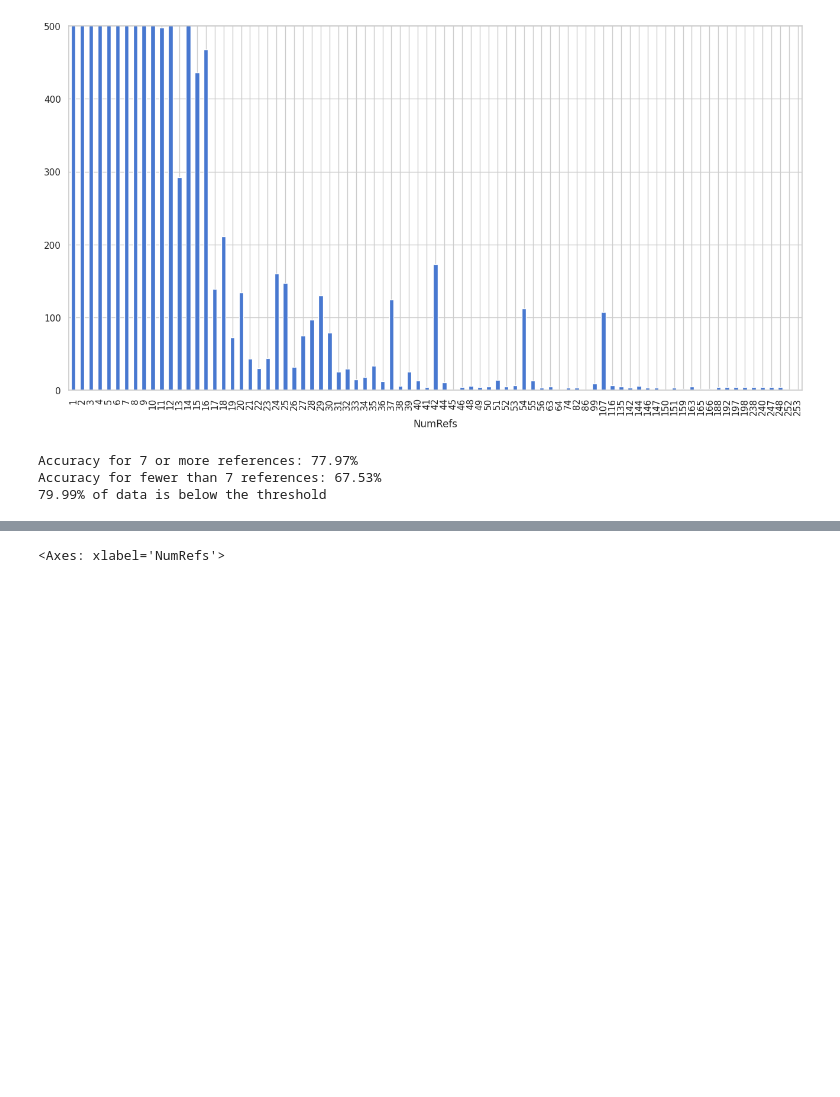
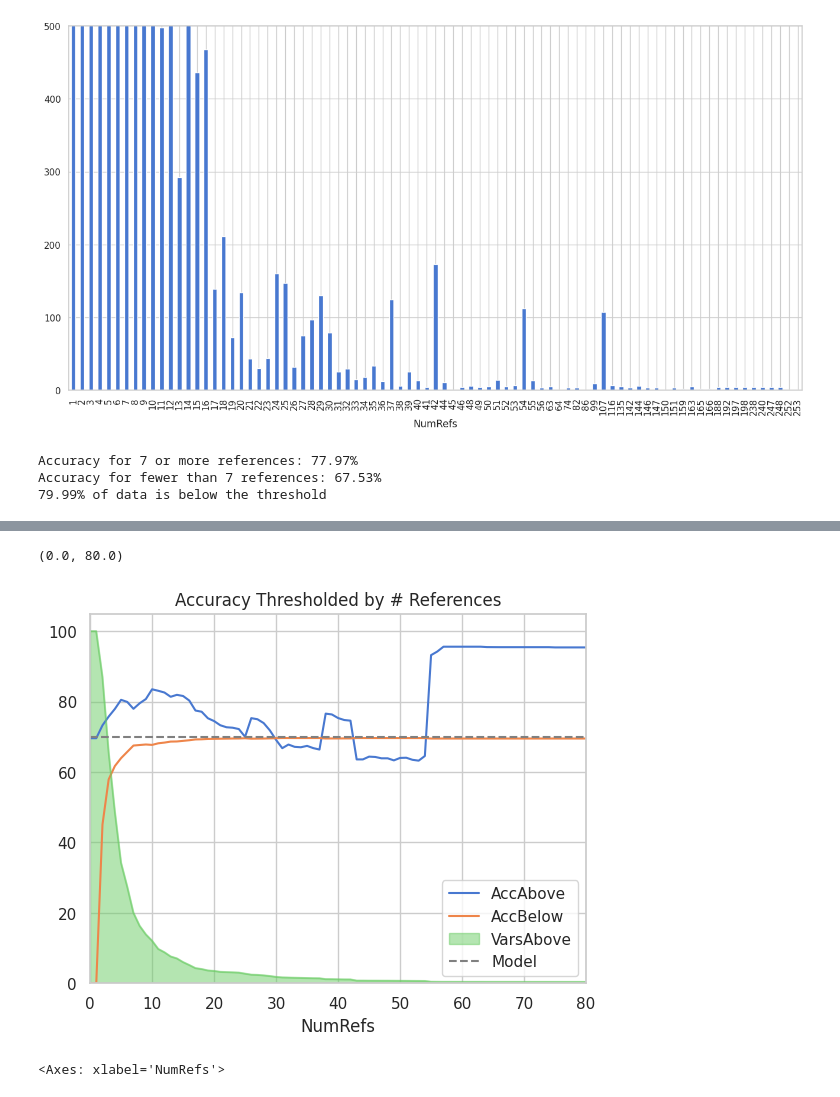
Before and after one commit to lasserre/datatype-recovery-experiments, a Jupyter notebook: notebooks/eval_NEW_ENCODING.ipynb, the cells around one changed output, grey strips where cells are left out. Drawn from its saved outputs; the diff is of its cells as text; code cells hidden in the pictures; blank space fills up the shorter version.

```diff
--- a/notebooks/eval_NEW_ENCODING.ipynb
+++ b/notebooks/eval_NEW_ENCODING.ipynb
@@ -663,3 +674,19 @@ refs_df.plot(x='NumRefs', y=['AccAbove', 'AccBelow', 'VarsAbove'])#, figsize=)
+# %%
+ax = refs_df.plot(x='NumRefs', y=['AccAbove', 'AccBelow'], title='Accuracy Thresholded by # References')
+#, figsize=)
+# kind='bar'
+refs_df.plot.area(x='NumRefs', y='VarsAbove', ax=ax, alpha=0.5)
+
+# TODO - don't hardcode 70% accuracy lol, actually use model acc
+ax.hlines(70, xmin=0, xmax=mdf.NumRefs.max(), colors='gray', linestyles='--', label='Model')
+# ax.legend(loc='lower right')
+ax.legend(loc='best')
+# ax.set_xlim(0, 25)
+ax.set_xlim(0, 80)
+# ax.set_xlim(0, 250)
+# %% [output]
+(0.0, 80.0)
+[figure, added]
 # %%
 # NOTE: now the question is - can these higher-accuracy predictions REACH the lower-accuracy ones in such
 # a way that we can IMPROVE their accuracy by waiting until we've retyped the high-quality set?
```
Also changed, not shown: parts of 3 cells of this notebook.
